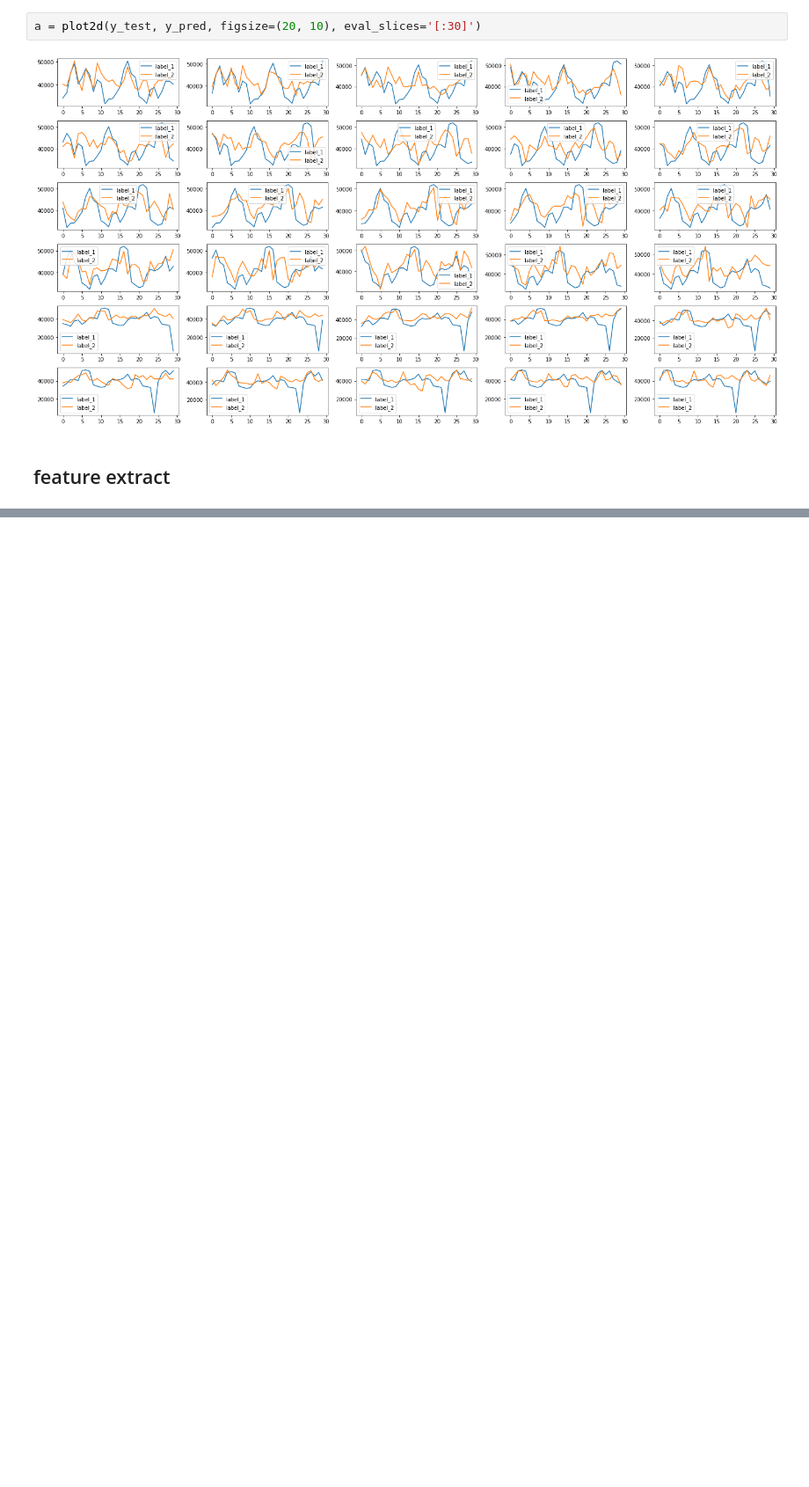
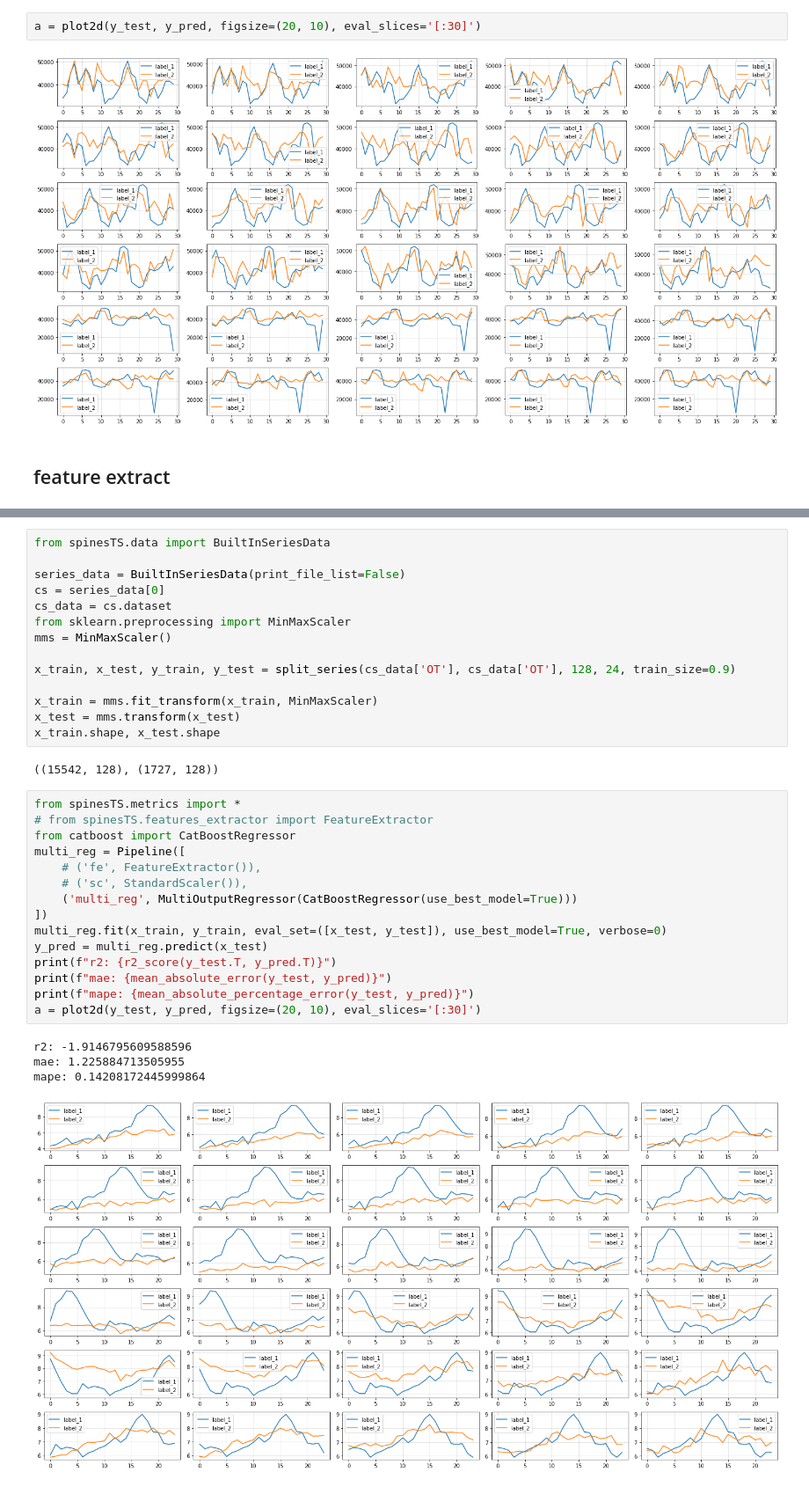
Before and after one commit to BirchKwok/spinesTS, a Jupyter notebook: examples/MultiOutputForecast & Pipeline.ipynb, the cells around one changed output, grey strips where cells are left out. Shown at 88% size. Cells and saved outputs as stored; diff of their text form; blank space fills up the shorter version.

```diff
--- a/examples/MultiOutputForecast & Pipeline.ipynb
+++ b/examples/MultiOutputForecast & Pipeline.ipynb
@@ -106,3 +102,39 @@ r2: -0.0015177136926835654
 mae: 5742.441538567161
 mape: 0.19654817147383893
 [figure]
+# %%
+from spinesTS.data import BuiltInSeriesData
+
+series_data = BuiltInSeriesData(print_file_list=False)
+cs = series_data[0]
+cs_data = cs.dataset
+from sklearn.preprocessing import MinMaxScaler
+mms = MinMaxScaler()
+
+x_train, x_test, y_train, y_test = split_series(cs_data['OT'], cs_data['OT'], 128, 24, train_size=0.9)
+
+x_train = mms.fit_transform(x_train, MinMaxScaler)
+x_test = mms.transform(x_test)
+x_train.shape, x_test.shape
+# %% [output]
+((15542, 128), (1727, 128))
+# %%
+from spinesTS.metrics import *
+# from spinesTS.features_extractor import FeatureExtractor
+from catboost import CatBoostRegressor
+multi_reg = Pipeline([
+    # ('fe', FeatureExtractor()),
+    # ('sc', StandardScaler()),
+    ('multi_reg', MultiOutputRegressor(CatBoostRegressor(use_best_model=True)))
+])
+multi_reg.fit(x_train, y_train, eval_set=([x_test, y_test]), use_best_model=True, verbose=0)
+y_pred = multi_reg.predict(x_test)
+print(f"r2: {r2_score(y_test.T, y_pred.T)}")
+print(f"mae: {mean_absolute_error(y_test, y_pred)}")
+print(f"mape: {mean_absolute_percentage_error(y_test, y_pred)}")
+a = plot2d(y_test, y_pred, figsize=(20, 10), eval_slices='[:30]')
+# %% [output]
+r2: -1.9146795609588596
+mae: 1.225884713505955
+mape: 0.14208172445999864
+[figure, added]
```
Also changed, not shown: parts of 5 cells of this notebook, 8 other files.
